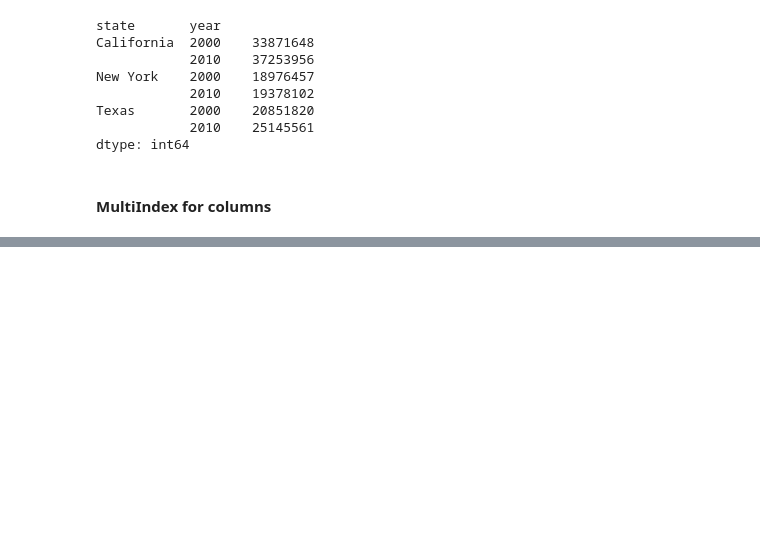
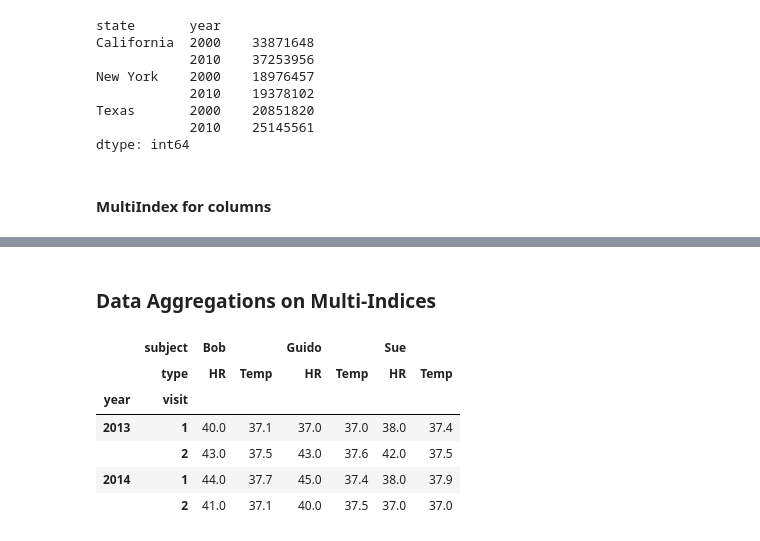
Before and after one commit to awaneeshtiwari1988/learning-python, a Jupyter notebook: pandas-hierarchical-indexing.ipynb, the cells around one changed output, grey strips where cells are left out. Saved outputs shown, nothing was run; the diff lists cells and outputs as text; code cells hidden in the pictures; blank space fills up the shorter version.

```diff
--- a/pandas-hierarchical-indexing.ipynb
+++ b/pandas-hierarchical-indexing.ipynb
@@ -266,0 +516,12 @@ health_data["Guido"]
+# %% [markdown]
+<h3>Data Aggregations on Multi-Indices</h3>
+# %%
+health_data
+# %% [output]
+|  | subject | Bob |  | Guido |  | Sue |  |
+|  | type | HR | Temp | HR | Temp | HR | Temp |
+| year | visit |  |  |  |  |  |  |
+| 2013 | 1 | 40.0 | 37.1 | 37.0 | 37.0 | 38.0 | 37.4 |
+|  | 2 | 43.0 | 37.5 | 43.0 | 37.6 | 42.0 | 37.5 |
+| 2014 | 1 | 44.0 | 37.7 | 45.0 | 37.4 | 38.0 | 37.9 |
+|  | 2 | 41.0 | 37.1 | 40.0 | 37.5 | 37.0 | 37.0 |
```
Also changed, not shown: parts of 36 cells of this notebook.
